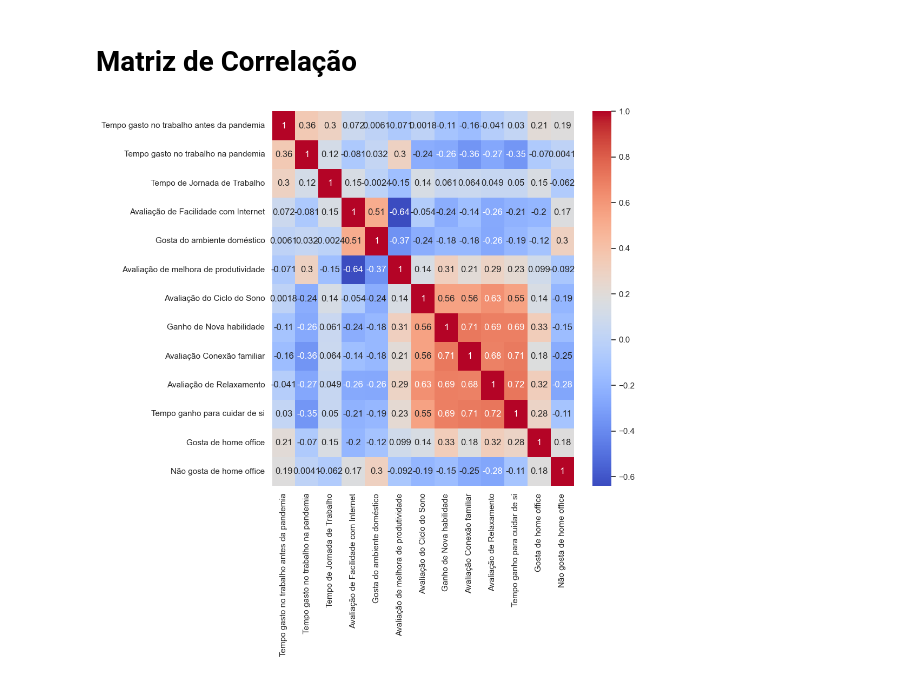
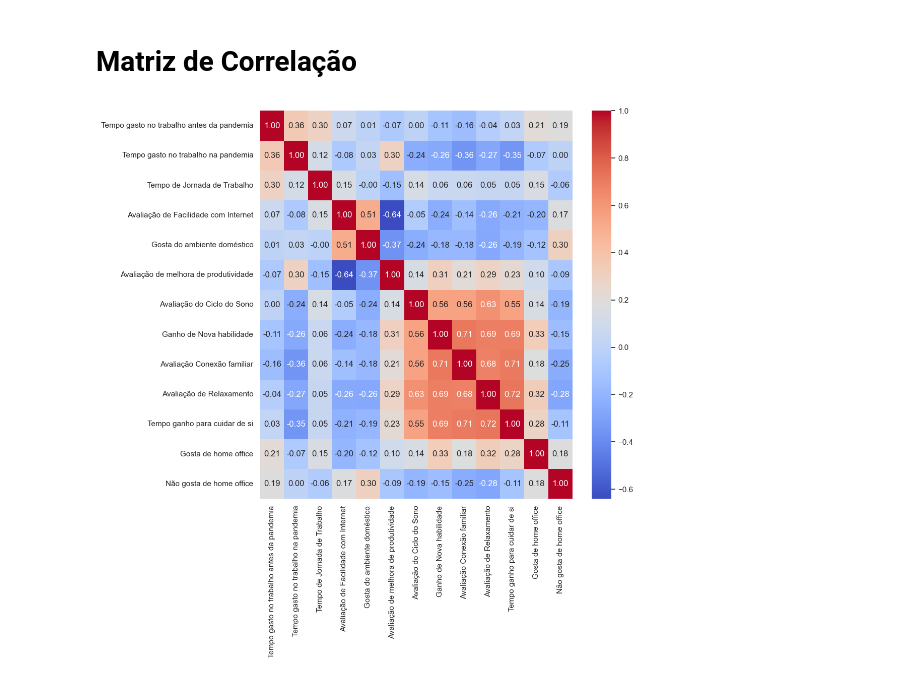
Before and after one commit to akira-gabriel/Covid-Psycological-Effects-of-COVID, a Jupyter notebook: Psycological Effects of COVID.ipynb, the cells around one changed output. Cells and saved outputs as stored; diff of their text form; code cells hidden in the pictures.

```diff
--- a/Psycological Effects of COVID.ipynb
+++ b/Psycological Effects of COVID.ipynb
@@ -253,11 +291,10 @@ Name: Gosta de trabalhar em alguns dias específicos em casa, Length: 1175, dtyp
 # Matriz de Correlação
 # %%
 # Crie a matriz de correlação
-corr = df.corr()
+corr = df.corr(numeric_only=True)
 
-sns.heatmap(corr, xticklabels=corr.columns, yticklabels=corr.columns, annot=True, cmap='coolwarm')
+sns.heatmap(corr, xticklabels=corr.columns, yticklabels=corr.columns, annot=True, cmap='coolwarm', fmt='.2f')
 
-sns.set (rc = {'figure.figsize':(9, 9)})
-# Exiba o gráfico
+sns.set (rc = {'figure.figsize':(10, 10)})
 # %% [output]
-[figure, old version]
+[figure, new version]
```
Also changed, not shown: parts of 7 cells of this notebook.
